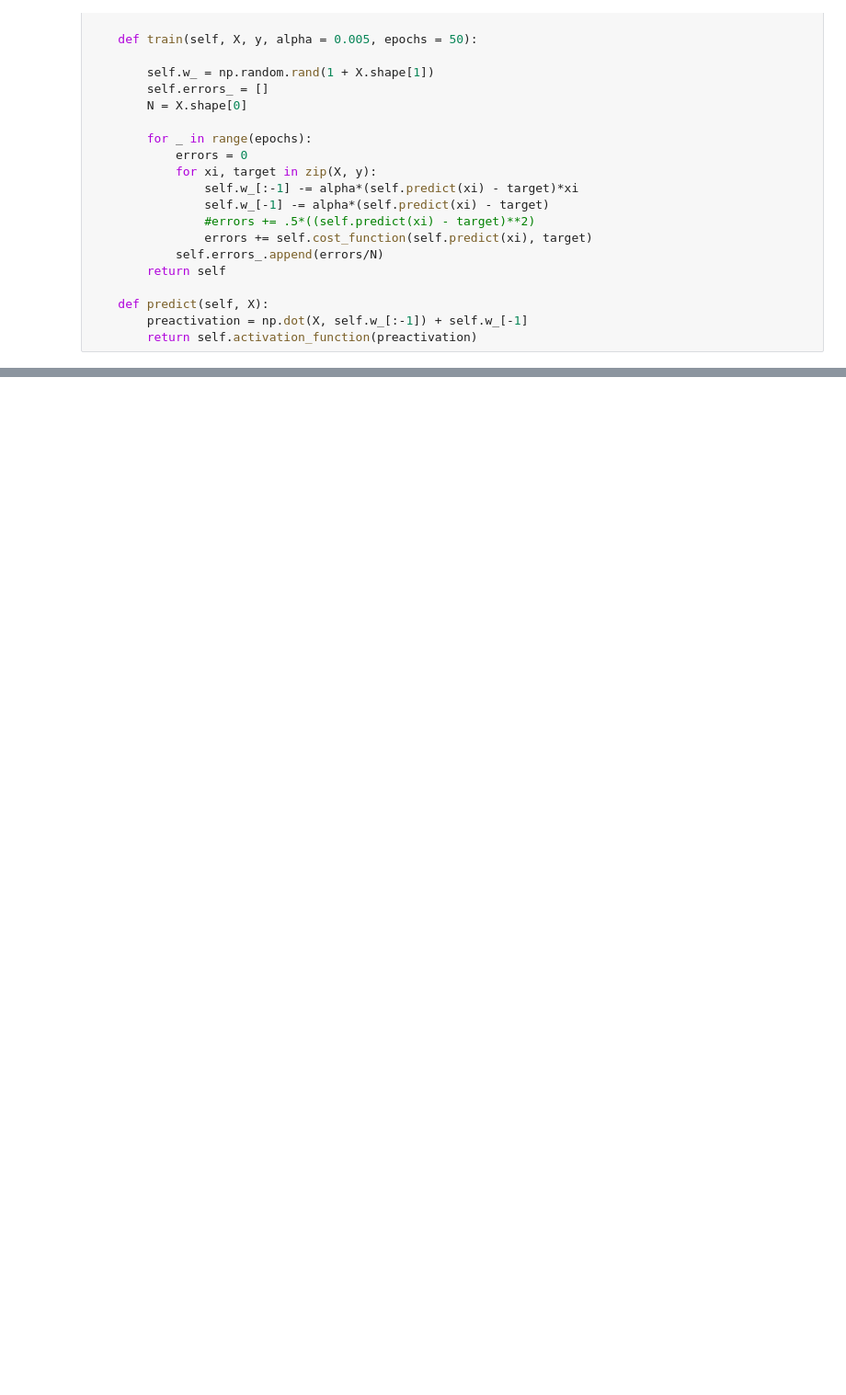
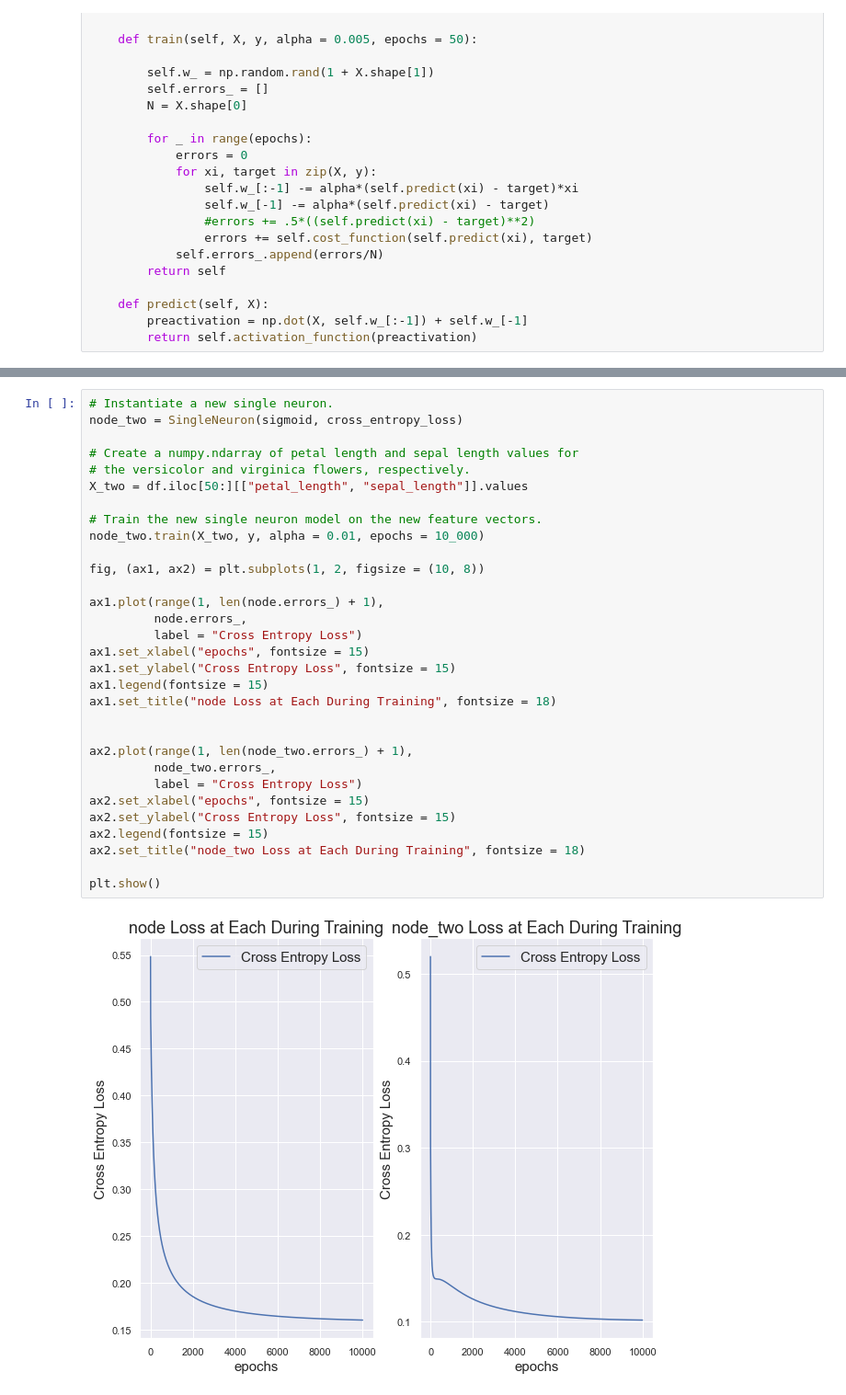
Before and after one commit to RandyRDavila/Data_Science_and_Machine_Learning_Spring_2022, a Jupyter notebook: Lecture_5/Lecture_5_1.ipynb, the cells around one changed output, grey strips where cells are left out. Shown: that part at 92% size. Drawn from its saved outputs; the diff is of its cells as text; blank space fills up the shorter version.

```diff
--- a/Lecture_5/Lecture_5_1.ipynb
+++ b/Lecture_5/Lecture_5_1.ipynb
@@ -547,0 +678,33 @@ array([0.38832659, 0.23789069, 0.56354825, 0.0502544 , 0.30803643,
+# %%
+# Instantiate a new single neuron.
+node_two = SingleNeuron(sigmoid, cross_entropy_loss)
+
+# Create a numpy.ndarray of petal length and sepal length values for
+# the versicolor and virginica flowers, respectively.
+X_two = df.iloc[50:][["petal_length", "sepal_length"]].values
+
+# Train the new single neuron model on the new feature vectors.
+node_two.train(X_two, y, alpha = 0.01, epochs = 10_000)
+
+fig, (ax1, ax2) = plt.subplots(1, 2, figsize = (10, 8))
+
+ax1.plot(range(1, len(node.errors_) + 1),
+         node.errors_,
+         label = "Cross Entropy Loss")
+ax1.set_xlabel("epochs", fontsize = 15)
+ax1.set_ylabel("Cross Entropy Loss", fontsize = 15)
+ax1.legend(fontsize = 15)
+ax1.set_title("node Loss at Each During Training", fontsize = 18)
+
+
+ax2.plot(range(1, len(node_two.errors_) + 1),
+         node_two.errors_,
+         label = "Cross Entropy Loss")
+ax2.set_xlabel("epochs", fontsize = 15)
+ax2.set_ylabel("Cross Entropy Loss", fontsize = 15)
+ax2.legend(fontsize = 15)
+ax2.set_title("node_two Loss at Each During Training", fontsize = 18)
+
+plt.show()
+# %% [output]
+[figure, added]
```
Also changed, not shown: parts of 15 cells of this notebook, 1 other file.
